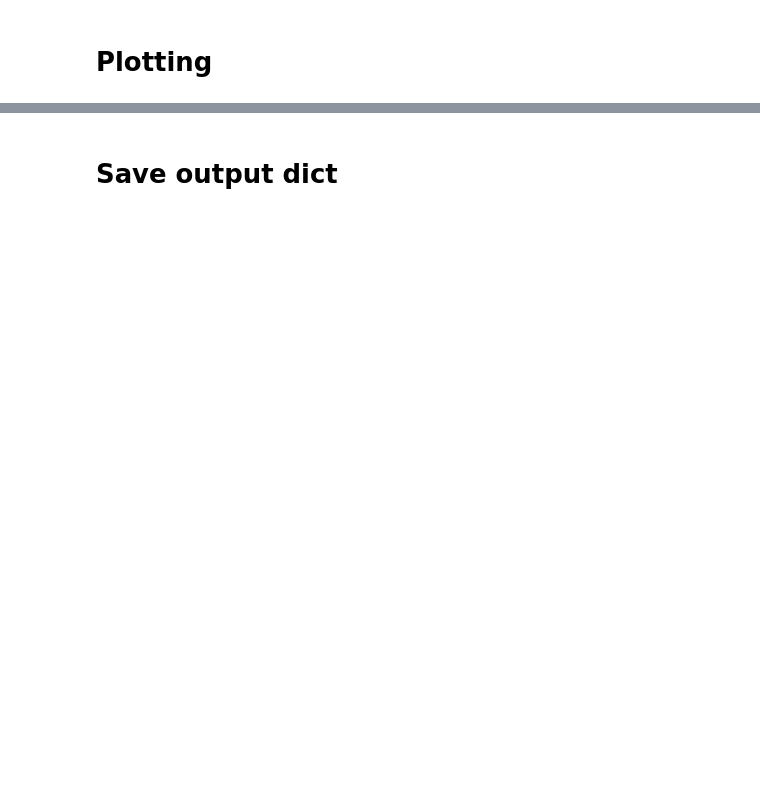
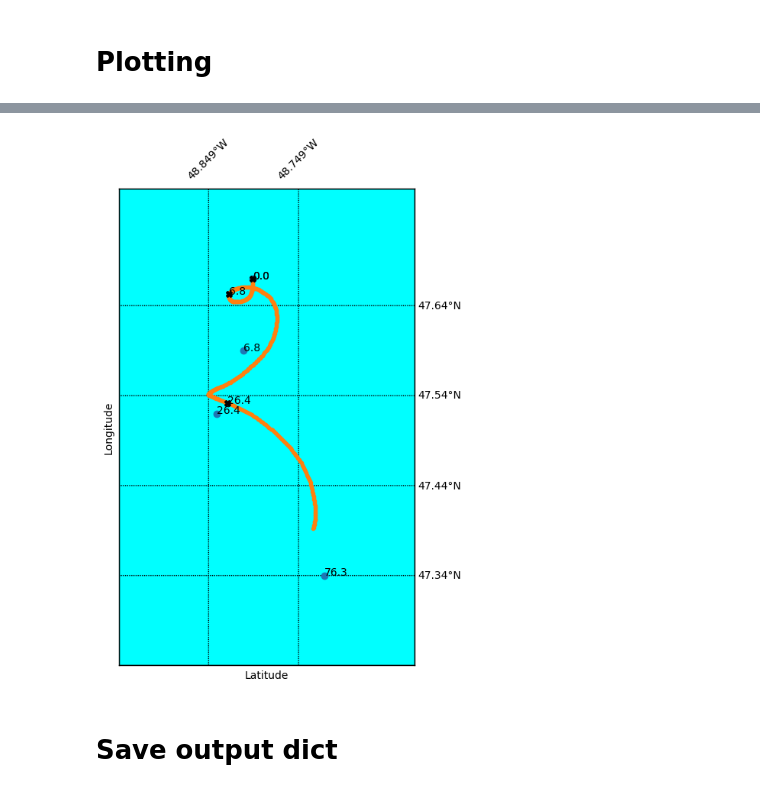
Before and after one commit to evankielley/IceDEF, a Jupyter notebook: notebooks/full_notebook.ipynb, the cells around one changed output, grey strips where cells are left out. Drawn from its saved outputs; the diff is of its cells as text; code cells hidden in the pictures; blank space fills up the shorter version.

```diff
--- a/notebooks/full_notebook.ipynb
+++ b/notebooks/full_notebook.ipynb
@@ -218,6 +218,30 @@ def iceDEF(t,x,y,l,w,h):
         w_new, l_new = l_new, w_new
 
     return x_new, y_new, l_new, w_new, h_new
+# %%
+def get_berg_dims(size):
+    # Size must be GR, BB, SM, MED, LG, VLG
+    # See https://nsidc.org/data/g00807 for more info
+    if size == 'GR':
+        l = (0+5)/2; w = (0+5)/2; h = (0+1)/2*10
+    elif size == 'BB':
+        l = (5+15)/2; w = (5+15)/2; h = (1+5)/2*10
+    elif size == 'SM':
+        l = (15+60)/2; w = (15+60)/2; h = (5+15)/2*10
+    elif size == 'MED':
+        l = (60+120)/2; w = (60+120)/2; h = (15+45)/2*10
+    elif size == 'LG':
+        l = (120)/2; w = (120)/2; h = (45+75)/2*10
+    elif size == 'VLG':
+        # Sizes have no listed upper bound
+        l = (200+200/2)/2; w = (200+200/2)/2; h = (75+75/2)/2*10
+    # This info for GEN is wrong!
+    elif size == 'GEN':
+        l = (120)/2; w = (120)/2; h = (45+75)/2*10
+    else:
+        print('unknown size class')
+        l = None; w = None; h = None
+    return l, w, h
 # %%
 # Timesteps
 t0 = 0  # initial hour
@@ -466,4 +477,8 @@ def plot3(berg_df, iceberg):
     plt.show()
+# %%
+plot3(berg_df, iceberg)
+# %% [output]
+[figure, added]
 # %% [markdown]
 # Save output dict
 # %%
```
Also changed, not shown: parts of 10 cells of this notebook.
